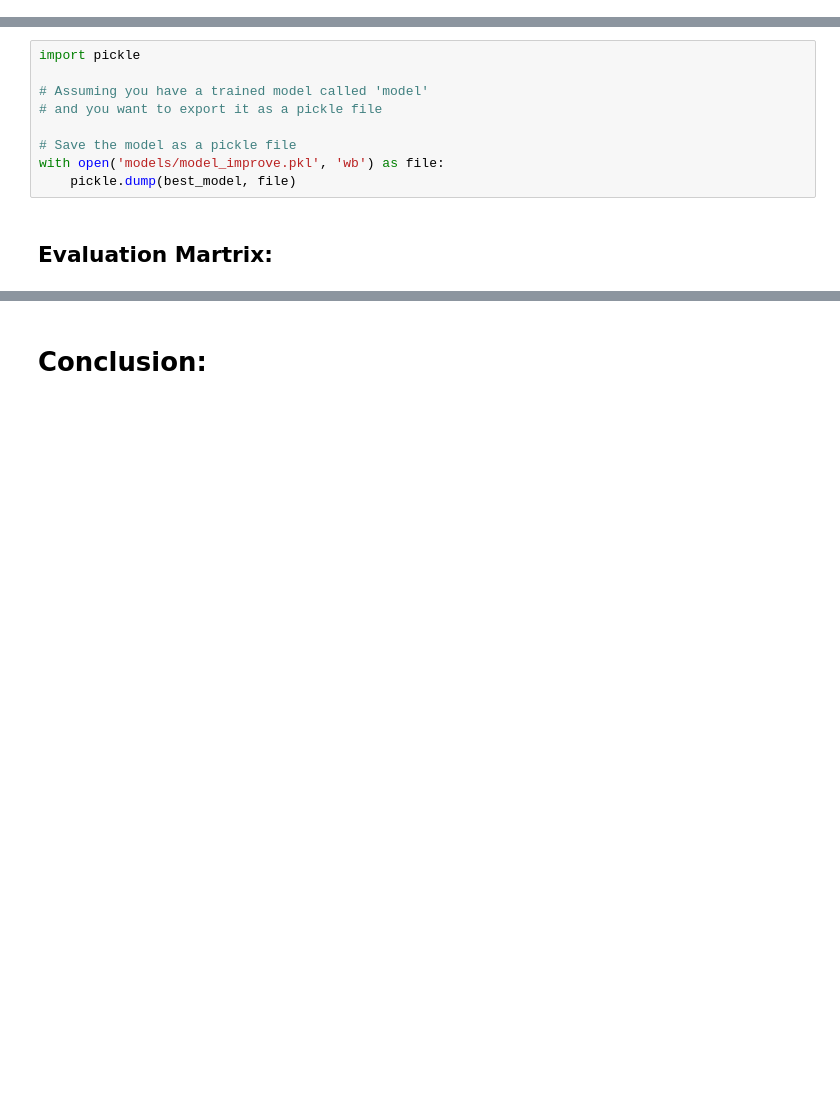
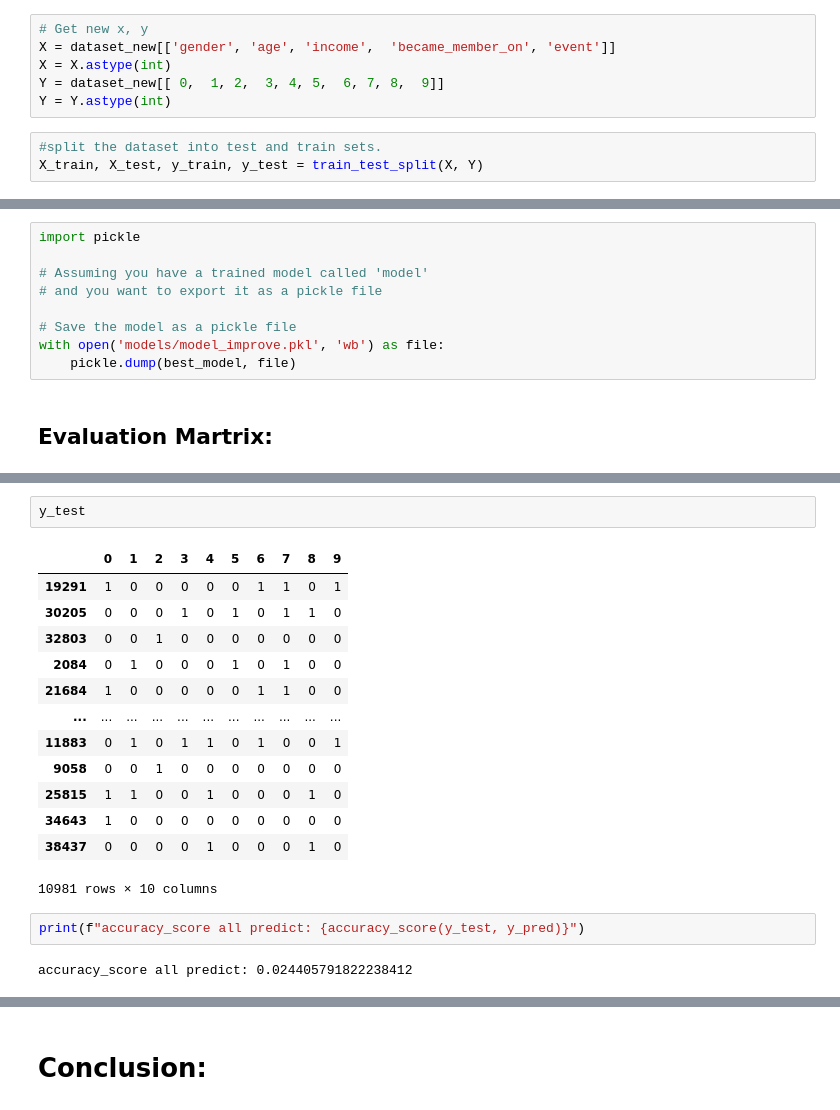
Before and after one commit to NTPac/starbucks, a Jupyter notebook: Starbucks_Capstone_notebook.ipynb, the cells around one changed output, grey strips where cells are left out. Saved outputs shown, nothing was run; the diff lists cells and outputs as text; blank space fills up the shorter version.

```diff
--- a/Starbucks_Capstone_notebook.ipynb
+++ b/Starbucks_Capstone_notebook.ipynb
@@ -926 +985,10 @@ with open('models/model.pkl', 'wb') as file:
+# %%
+# Get new x, y
+X = dataset_new[['gender', 'age', 'income',  'became_member_on', 'event']]
+X = X.astype(int)
+Y = dataset_new[[ 0,  1, 2,  3, 4, 5,  6, 7, 8,  9]]
+Y = Y.astype(int)
+# %%
+#split the dataset into test and train sets.
+X_train, X_test, y_train, y_test = train_test_split(X, Y)
 # %%
@@ -958 +1033,21 @@ accuracy_score(y_test , y_pred)
+# %%
+y_test
+# %% [output]
+|  | 0 | 1 | 2 | 3 | 4 | 5 | 6 | 7 | 8 | 9 |
+| 19291 | 1 | 0 | 0 | 0 | 0 | 0 | 1 | 1 | 0 | 1 |
+| 30205 | 0 | 0 | 0 | 1 | 0 | 1 | 0 | 1 | 1 | 0 |
+| 32803 | 0 | 0 | 1 | 0 | 0 | 0 | 0 | 0 | 0 | 0 |
+| 2084 | 0 | 1 | 0 | 0 | 0 | 1 | 0 | 1 | 0 | 0 |
+| 21684 | 1 | 0 | 0 | 0 | 0 | 0 | 1 | 1 | 0 | 0 |
+| ... | ... | ... | ... | ... | ... | ... | ... | ... | ... | ... |
+| 11883 | 0 | 1 | 0 | 1 | 1 | 0 | 1 | 0 | 0 | 1 |
+| 9058 | 0 | 0 | 1 | 0 | 0 | 0 | 0 | 0 | 0 | 0 |
+| 25815 | 1 | 1 | 0 | 0 | 1 | 0 | 0 | 0 | 1 | 0 |
+| 34643 | 1 | 0 | 0 | 0 | 0 | 0 | 0 | 0 | 0 | 0 |
+| 38437 | 0 | 0 | 0 | 0 | 1 | 0 | 0 | 0 | 1 | 0 |
+10981 rows × 10 columns
+# %%
+print(f"accuracy_score all predict: {accuracy_score(y_test, y_pred)}")
+# %% [output]
+accuracy_score all predict: 0.024405791822238412
 # %%
```
Also changed, not shown: parts of 28 cells of this notebook.
